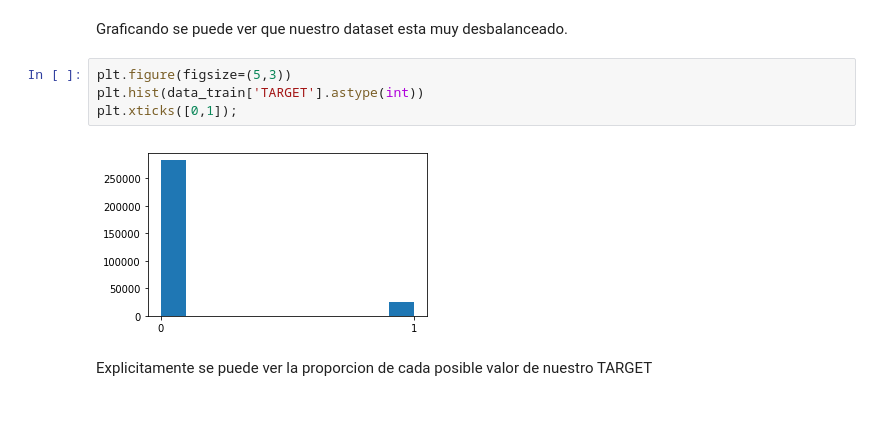
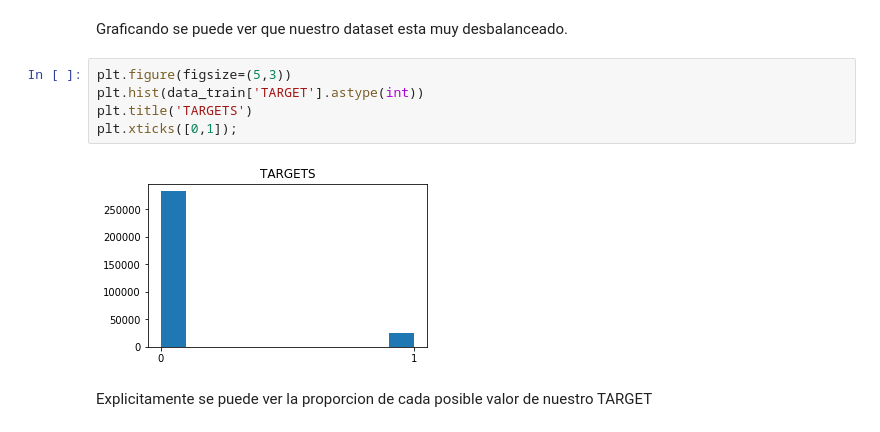
Before and after one commit to AronForero/Kaggles-HomeCreditDefaultRisk, a Jupyter notebook: exploration-preprocessing-modeling.ipynb, the cells around one changed output. Saved outputs shown, nothing was run; the diff lists cells and outputs as text.

```diff
--- a/exploration-preprocessing-modeling.ipynb
+++ b/exploration-preprocessing-modeling.ipynb
@@ -97,9 +97,10 @@ Graficando se puede ver que nuestro dataset esta muy desbalanceado.
 # %%
 plt.figure(figsize=(5,3))
 plt.hist(data_train['TARGET'].astype(int))
+plt.title('TARGETS')
 plt.xticks([0,1]);
 # %% [output]
-[figure, old version]
+[figure, new version]
 # %% [markdown]
 Explicitamente se puede ver la proporcion de cada posible valor de nuestro TARGET
 # %%
```
Also changed, not shown: parts of 82 cells of this notebook.
